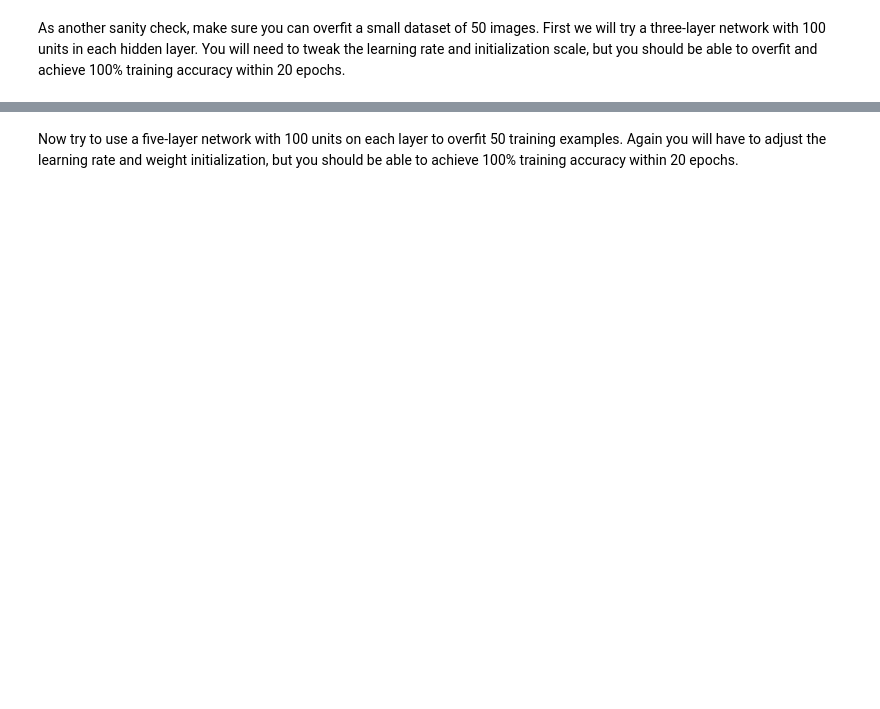
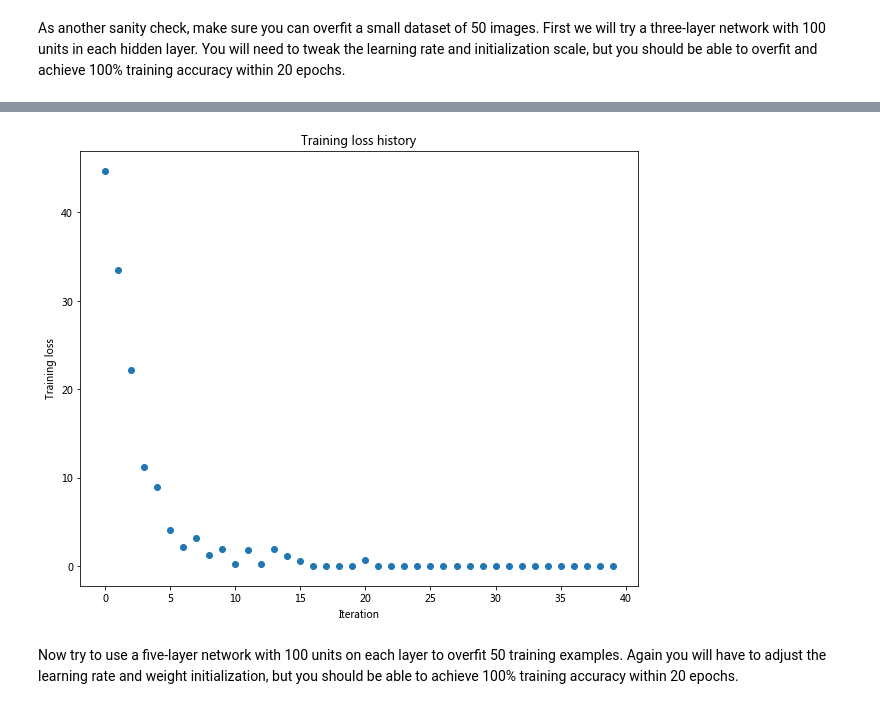
Before and after one commit to vwozhaoxin/cs229_homework, a Jupyter notebook: assignment2/FullyConnectedNets.ipynb, the cells around one changed output, grey strips where cells are left out. Cells and saved outputs as stored; diff of their text form; code cells hidden in the pictures; blank space fills up the shorter version.

```diff
--- a/assignment2/FullyConnectedNets.ipynb
+++ b/assignment2/FullyConnectedNets.ipynb
@@ -337,8 +440,8 @@ small_data = {
   'y_val': data['y_val'],
 }
 
-weight_scale = 1e-2
-learning_rate = 1e-4
+weight_scale = 5e-2
+learning_rate = 1e-3
 model = FullyConnectedNet([100, 100],
               weight_scale=weight_scale, dtype=np.float64)
 solver = Solver(model, small_data,
@@ -355,3 +458,4 @@ plt.title('Training loss history')
 plt.xlabel('Iteration')
 plt.ylabel('Training loss')
 plt.show()
+# %% [output]
@@ -358,3 +479,4 @@ plt.show()
+[figure, added]
 # %% [markdown]
 Now try to use a five-layer network with 100 units on each layer to overfit 50 training examples. Again you will have to adjust the learning rate and weight initialization, but you should be able to achieve 100% training accuracy within 20 epochs.
 # %%
```
Also changed, not shown: parts of 25 cells of this notebook, 8 other files.
